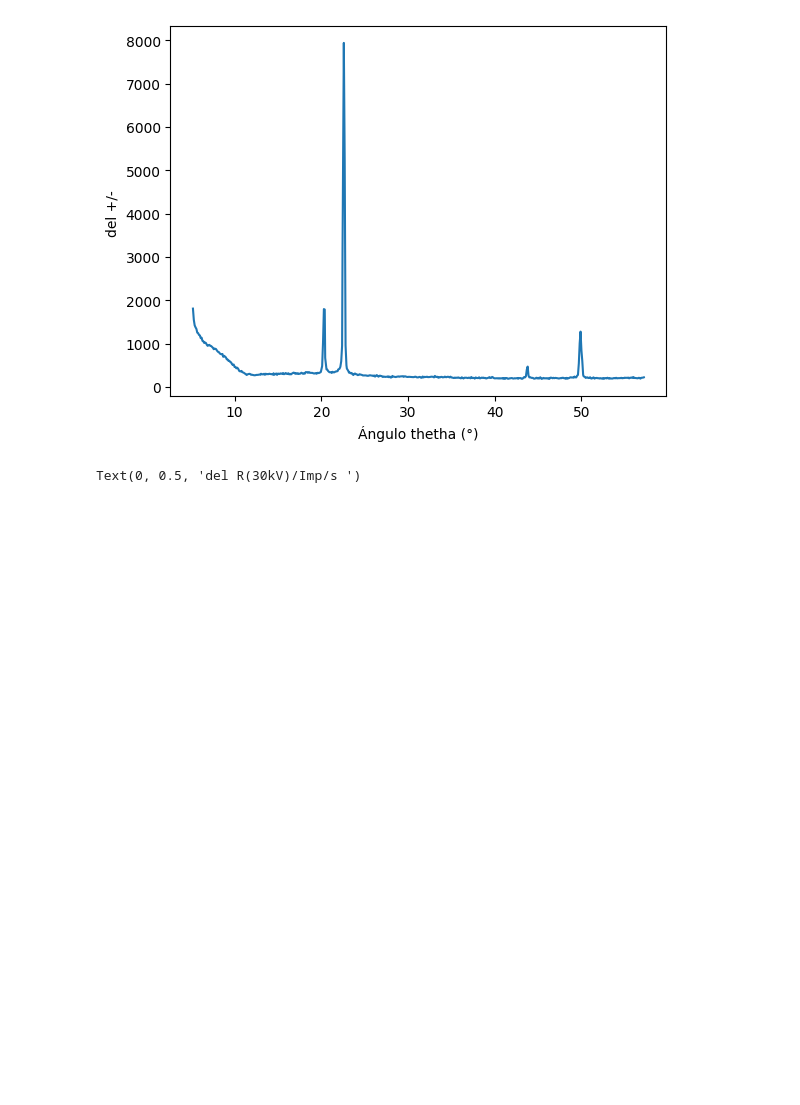
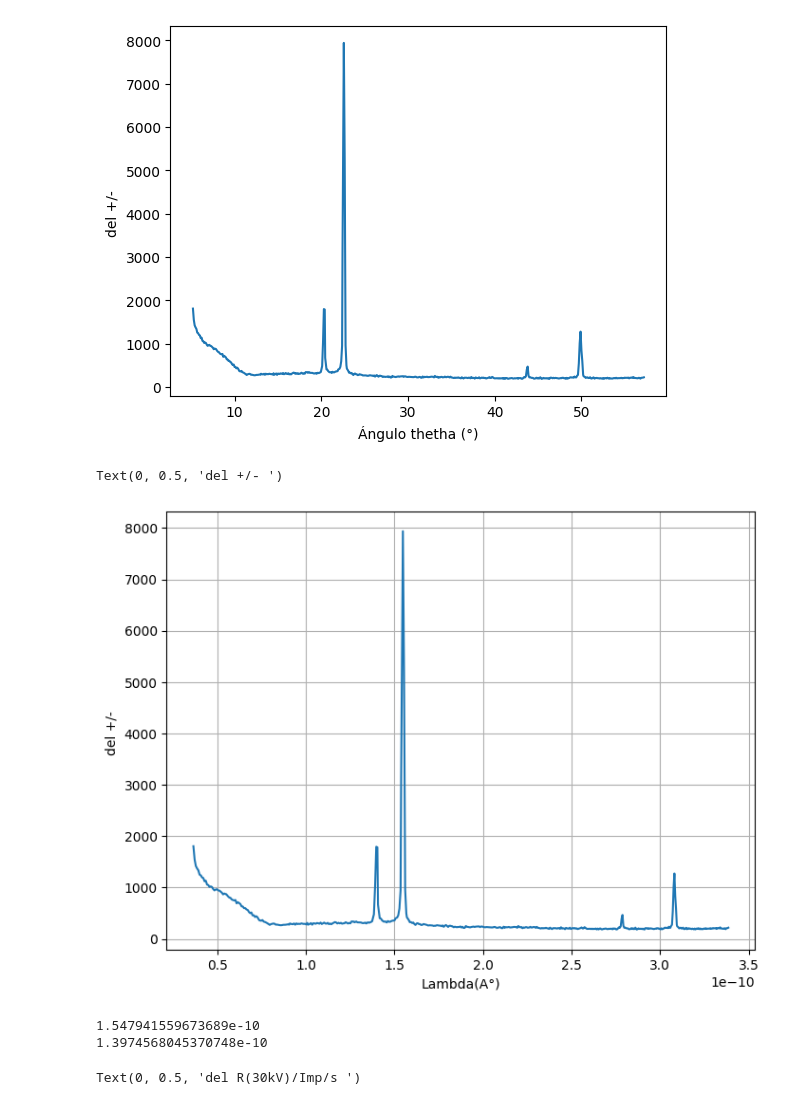
Before and after one commit to rcasasl/Laboratorio-Intermedio, a Jupyter notebook: Rayos X/graficosrecuperado.ipynb, the cells around one changed output. Cells and saved outputs as stored; diff of their text form; code cells hidden in the pictures; blank space fills up the shorter version.

```diff
--- a/Rayos X/graficosrecuperado.ipynb
+++ b/Rayos X/graficosrecuperado.ipynb
@@ -42,6 +42,47 @@ plt.ylabel(y_title)
 # %% [output]
 Text(0, 0.5, 'del +/- ')
 [figure]
+# %%
+def radianes(theta):
+    ang_rad = []
+    for i in theta:
+        rad = (i*np.pi)/180
+        ang_rad.append(rad)
+    return ang_rad
+
+rad = radianes(xf)
+
+def Bragg(theta,d):
+    wavelength = 2*d*np.sin(theta)
+    #print(wavelength)
+    return wavelength
+
+d = 2.014*(10**(-10))
+
+x_Bragg = Bragg(rad,d)
+plt.figure(figsize=(8,6))
+plt.plot(x_Bragg, y)
+plt.xlabel("Lambda(A°)")
+plt.grid(True)
+plt.ylabel(y_title)
+# %% [output]
+Text(0, 0.5, 'del +/- ')
+[figure, added]
+# %%
+for i in range(len(x_Bragg)):
+    if y[i] == max(y):
+        x_valan = x_Bragg[i]
+
+for i in range(len(x_Bragg)):
+    if y[i] == 1795:
+        y_valan = x_Bragg[i]
+
+#print(x_valan)
+
+#print(y_valan)
+# %% [output]
+1.547941559673689e-10
+1.3974568045370748e-10
 # %%
 file_path = "datosAlSin(dia1)"
 
```
Also changed, not shown: parts of 5 cells of this notebook, 2 other files.
